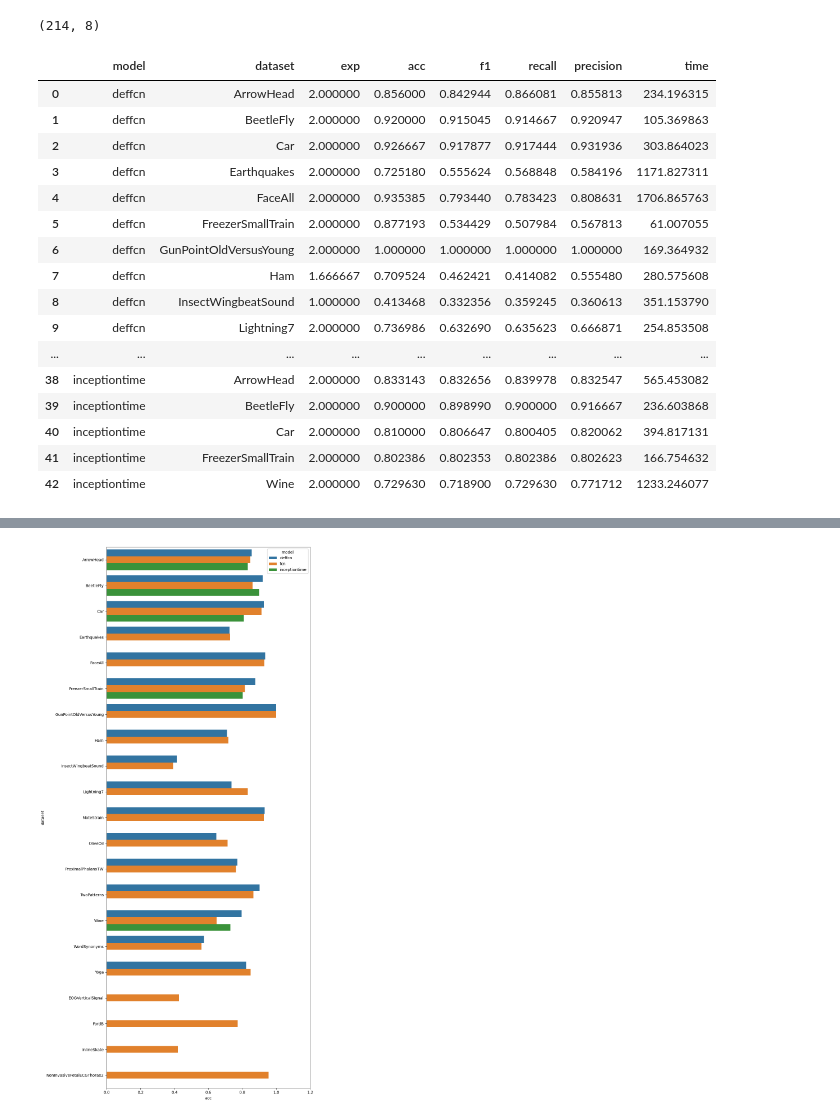
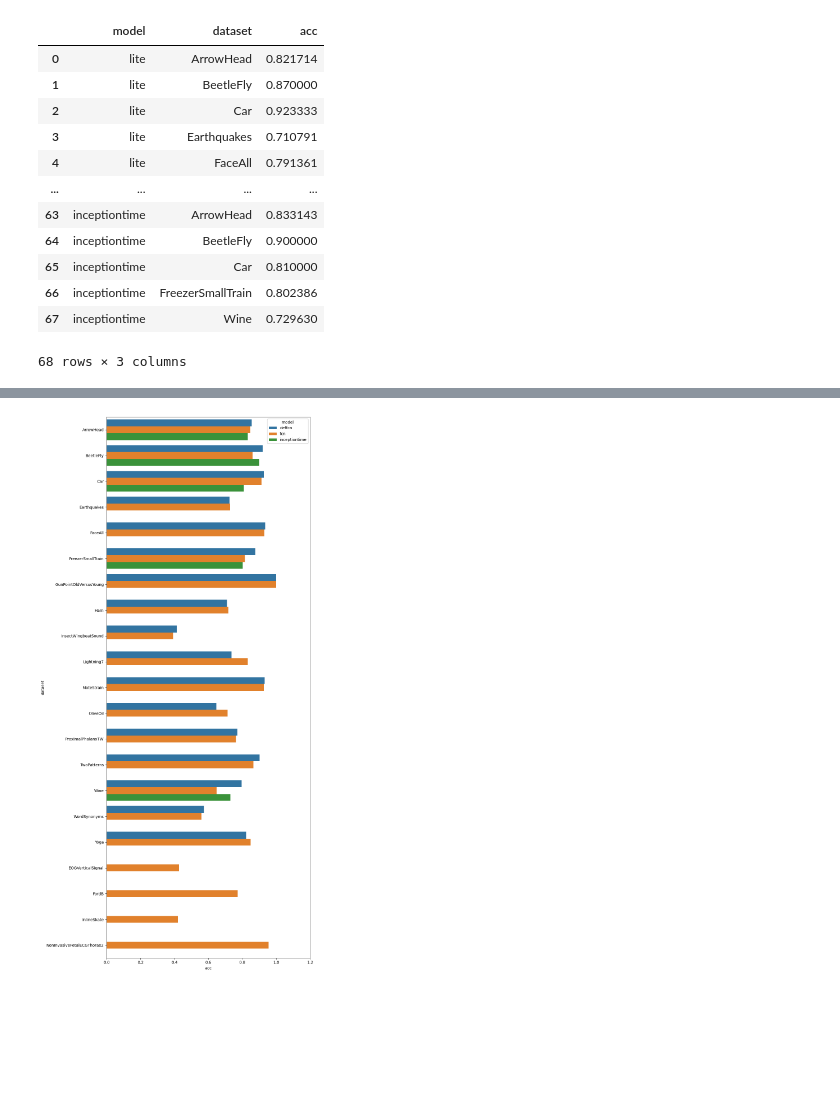
Before and after one commit to jose-gilberto/defconv_time_series, a Jupyter notebook: notebooks/subsets_results.ipynb, the cells around one changed output, grey strips where cells are left out. Cells and saved outputs as stored; diff of their text form; code cells hidden in the pictures; blank space fills up the shorter version.

```diff
--- a/notebooks/subsets_results.ipynb
+++ b/notebooks/subsets_results.ipynb
@@ -3,33 +3,20 @@ import pandas as pd
 import seaborn as sns
 import numpy as np
 import matplotlib.pyplot as plt
-# %%
-fcn_subset = pd.read_csv('../results/fcn_subset.csv')
-deformable_fcn_subset = pd.read_csv('../results/deformable_fcn_subset.csv')
-inception_subset = pd.read_csv('../results/inceptiontime_subset.csv')
-
-subset_results = pd.concat([fcn_subset, deformable_fcn_subset, inception_subset])
-subset_results.shape
-# %% [output]
-(214, 8)
-# %%
-grouped_subset_results = subset_results.groupby(['model', 'dataset']).mean().reset_index()
-grouped_subset_results
-# %% [output]
-|  | model | dataset | exp | acc | f1 | recall | precision | time |
-| 0 | deffcn | ArrowHead | 2.000000 | 0.856000 | 0.842944 | 0.866081 | 0.855813 | 234.196315 |
-| 1 | deffcn | BeetleFly | 2.000000 | 0.920000 | 0.915045 | 0.914667 | 0.920947 | 105.369863 |
-| 2 | deffcn | Car | 2.000000 | 0.926667 | 0.917877 | 0.917444 | 0.931936 | 303.864023 |
-| 3 | deffcn | Earthquakes | 2.000000 | 0.725180 | 0.555624 | 0.568848 | 0.584196 | 1171.827311 |
-| 4 | deffcn | FaceAll | 2.000000 | 0.935385 | 0.793440 | 0.783423 | 0.808631 | 1706.865763 |
-| 5 | deffcn | FreezerSmallTrain | 2.000000 | 0.877193 | 0.534429 | 0.507984 | 0.567813 | 61.007055 |
-| 6 | deffcn | GunPointOldVersusYoung | 2.000000 | 1.000000 | 1.000000 | 1.000000 | 1.000000 | 169.364932 |
-| 7 | deffcn | Ham | 1.666667 | 0.709524 | 0.462421 | 0.414082 | 0.555480 | 280.575608 |
-| 8 | deffcn | InsectWingbeatSound | 1.000000 | 0.413468 | 0.332356 | 0.359245 | 0.360613 | 351.153790 |
-| 9 | deffcn | Lightning7 | 2.000000 | 0.736986 | 0.632690 | 0.635623 | 0.666871 | 254.853508 |
-| ... | ... | ... | ... | ... | ... | ... | ... | ... |
-| 38 | inceptiontime | ArrowHead | 2.000000 | 0.833143 | 0.832656 | 0.839978 | 0.832547 | 565.453082 |
-| 39 | inceptiontime | BeetleFly | 2.000000 | 0.900000 | 0.898990 | 0.900000 | 0.916667 | 236.603868 |
-| 40 | inceptiontime | Car | 2.000000 | 0.810000 | 0.806647 | 0.800405 | 0.820062 | 394.817131 |
-| 41 | inceptiontime | FreezerSmallTrain | 2.000000 | 0.802386 | 0.802353 | 0.802386 | 0.802623 | 166.754632 |
-| 42 | inceptiontime | Wine | 2.000000 | 0.729630 | 0.718900 | 0.729630 | 0.771712 | 1233.246077 |
+# %%
+subset_results = pd.read_csv('./subset_results.csv')
+subset_results
+# %% [output]
+|  | model | dataset | acc |
+| 0 | lite | ArrowHead | 0.821714 |
+| 1 | lite | BeetleFly | 0.870000 |
+| 2 | lite | Car | 0.923333 |
+| 3 | lite | Earthquakes | 0.710791 |
+| 4 | lite | FaceAll | 0.791361 |
+| ... | ... | ... | ... |
+| 63 | inceptiontime | ArrowHead | 0.833143 |
+| 64 | inceptiontime | BeetleFly | 0.900000 |
+| 65 | inceptiontime | Car | 0.810000 |
+| 66 | inceptiontime | FreezerSmallTrain | 0.802386 |
+| 67 | inceptiontime | Wine | 0.729630 |
+68 rows × 3 columns
```
Also changed, not shown: parts of 4 cells of this notebook, 9 other files.
